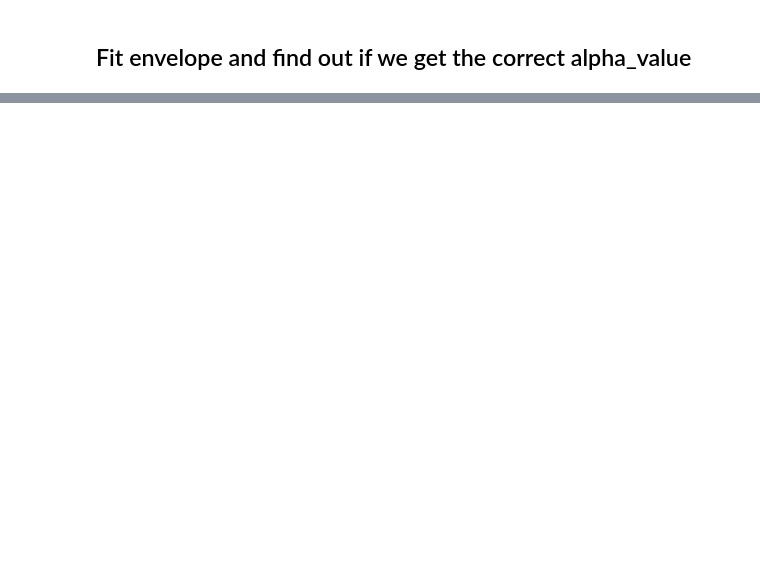
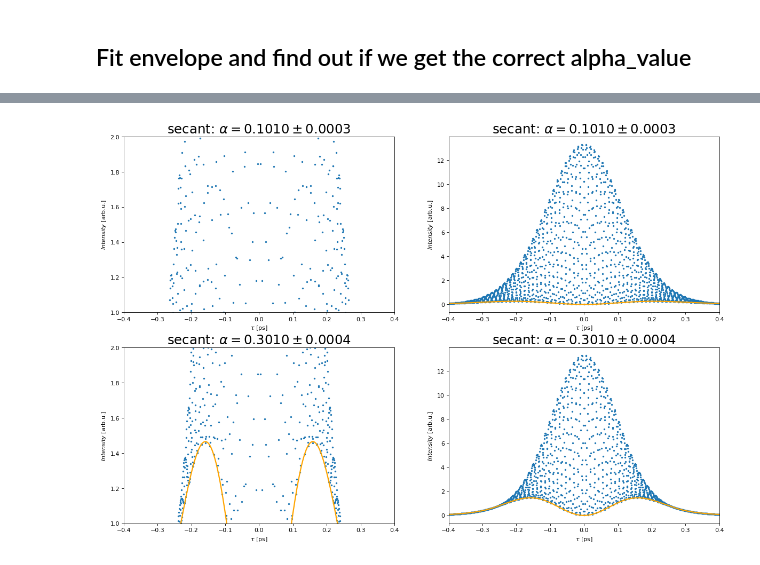
Before and after one commit to JKU-HFP/Chirp-Diagnostic, a Jupyter notebook: Simulating_Optical_Autocorrelation_of_Laser_with_Chirp.ipynb, the cells around one changed output, grey strips where cells are left out. Drawn from its saved outputs; the diff is of its cells as text; code cells hidden in the pictures; blank space fills up the shorter version.

```diff
--- a/Simulating_Optical_Autocorrelation_of_Laser_with_Chirp.ipynb
+++ b/Simulating_Optical_Autocorrelation_of_Laser_with_Chirp.ipynb
@@ -556,0 +642,33 @@ plt.show()
+# %%
+alpha_fit_opt_2, alpha_fit_cov_2  = calc_S_min_alpha_fit_values_secant(tau_envelope_values_2, I_M_envelope_values_2, tau_0_laser, omega_laser)
+# %%
+tau_values_6, S_min_fit_values_6 = gen_S_min_values(tau_limit, number_tau_values,
+                                                    alpha_fit_opt_2, f_secant,
+                                                    delta_phi_secant, A,
+                                                    tau_0_laser, omega_laser)
+# %%
+# Create a figure of size 8x6 inches, 80 dots per inch
+plt.figure(figsize=(18, alpha_values.size * 6), dpi=80)
+
+for i in range(alpha_values.size):
+    plt.subplot(alpha_values.size, 2, 2 * i + 1)
+    plt.title(laser_type + r": $\alpha = %.04f \pm %.04f$" % (alpha_fit_opt_2[i], np.sqrt(np.diag(alpha_fit_cov_2[i]))), fontsize=22)
+    plt.xlabel(r"$\tau$ [ps]")
+    plt.ylabel(r"$Intensity$ [arb.u.]")
+    plt.xlim(-tau_limit, tau_limit)
+    plt.ylim(1, 2)
+    plt.plot(tau_values_5, I_M_values_5[:,i], ".", markersize=4)
+    plt.plot(tau_values_6, S_min_fit_values_6[:,i], linewidth=2, color="orange")
+
+
+    plt.subplot(alpha_values.size, 2, 2 * i + 2)
+    plt.title(laser_type + r": $\alpha = %.04f \pm %.04f$" % (alpha_fit_opt_2[i], np.sqrt(np.diag(alpha_fit_cov_2[i]))), fontsize=22)
+    plt.xlabel(r"$\tau$ [ps]")
+    plt.ylabel(r"$Intensity$ [arb.u.]")
+    plt.xlim(-tau_limit, tau_limit)
+    plt.plot(tau_values_5, I_M_values_5[:,i], ".", markersize=4)
+    plt.plot(tau_values_6, S_min_fit_values_6[:,i], linewidth=2, color="orange")
+
+plt.show()
+# %% [output]
+[figure, added]
```
Also changed, not shown: parts of 12 cells of this notebook.
